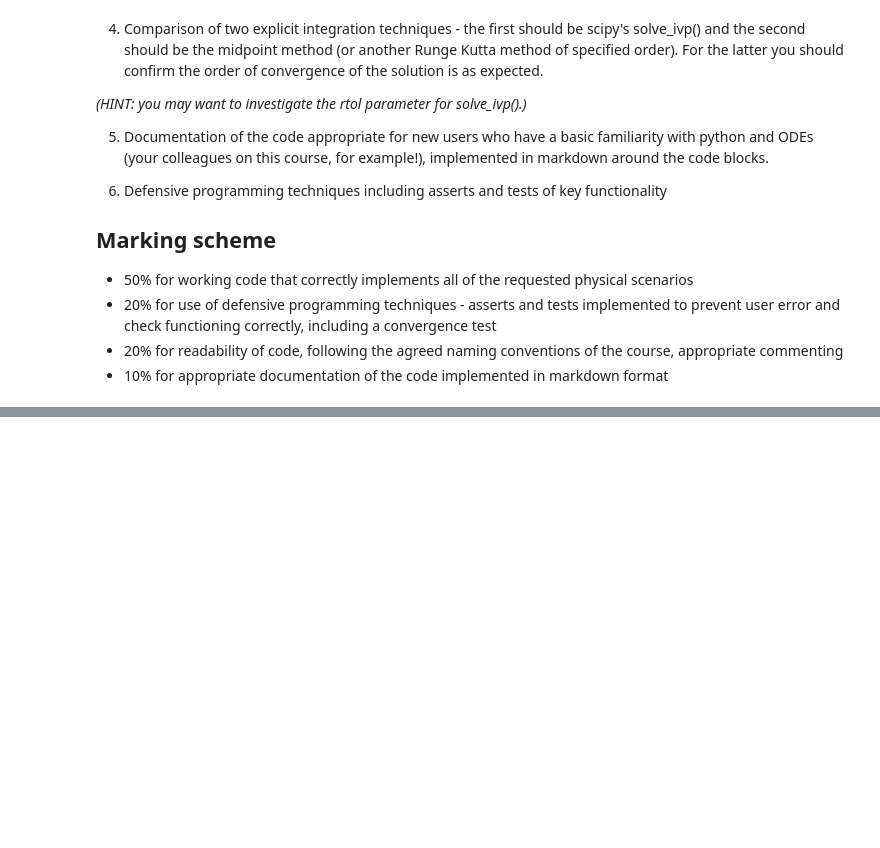
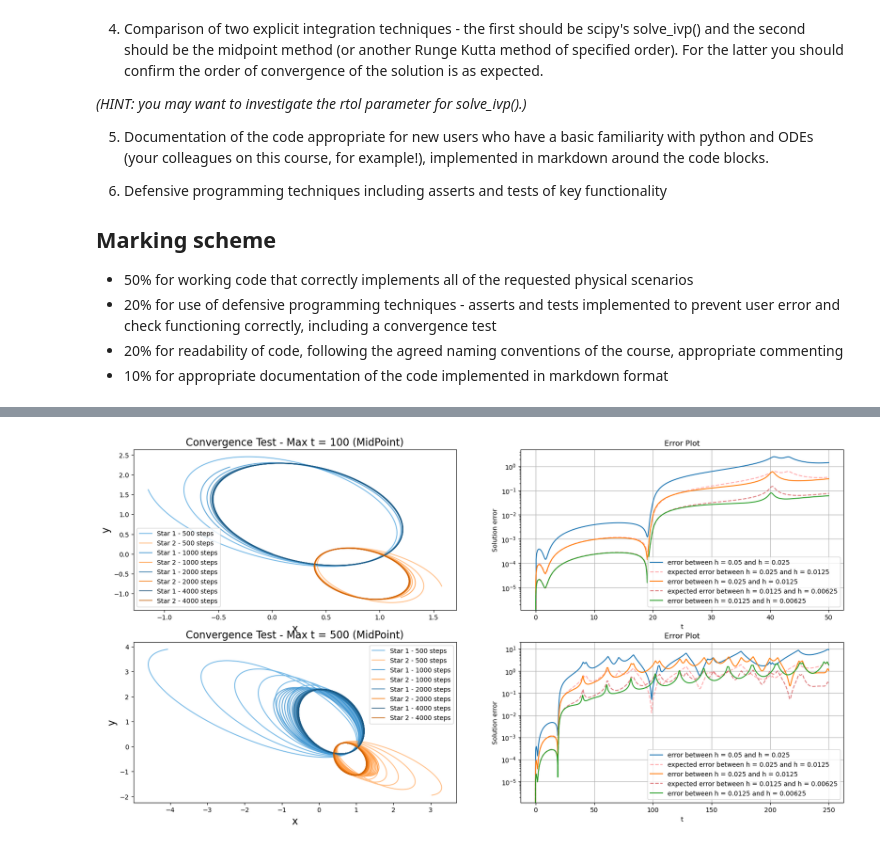
Before and after one commit to Vileh/QMUL-Data-Analytics-Courseworks, a Jupyter notebook: SciComp_1/Coursework1_Trisolaris.ipynb, the cells around one changed output, grey strips where cells are left out. Cells and saved outputs as stored; diff of their text form; code cells hidden in the pictures; blank space fills up the shorter version.

```diff
--- a/SciComp_1/Coursework1_Trisolaris.ipynb
+++ b/SciComp_1/Coursework1_Trisolaris.ipynb
@@ -506,0 +695,91 @@ tbp_stellar_system.plot_collision_coordinates(ax)
+# %%
+# Test the integrator for the midpoint method - error should decrease
+# by factor of 4 as it is second order
+order = 2.0 ** 2.0
+
+first_star = Star(name='First', mass=0.25, starting_position=np.array([0,0]), starting_velocity=np.array([-0.5,0.5]))
+second_star = Star(name='Second', mass=0.50, starting_position=np.array([1,0]), starting_velocity=np.array([0.25,-0.25]))
+
+two_body_system = StellarSystem(integration_method='MidPoint', name='Convergence Test - Max t = 100', max_time=100)
+two_body_system_2 = StellarSystem(integration_method='MidPoint', name='Convergence Test - Max t = 500', max_time=100)
+
+two_body_system.add_star(first_star)
+two_body_system.add_star(second_star)
+two_body_system_2.add_star(first_star)
+two_body_system_2.add_star(second_star)
+
+fig, ax = plt.subplots(2, 2, figsize=(20,10))
+
+N_steps_vector = [500, 1000, 2000, 4000]
+colors = [
+    ["#419ede", "#ffa85b"],  # Light Blue and its complementary Orange
+    ["#2385ca", "#ff8d28"],  # Medium Blue and its complementary Orange
+    ["#1b699e", "#f47200"],
+    ["#144c73", "#c15a00"]  # Dark Blue and its complementary Orange
+]
+
+for isteps, N_steps in enumerate(N_steps_vector) :
+
+    two_body_system.max_time = 50
+    two_body_system_2.max_time = 250
+    two_body_system.N_time_steps = N_steps
+    two_body_system_2.N_time_steps = N_steps * 5
+    two_body_system.colors = colors[isteps]
+    two_body_system_2.colors = colors[isteps]
+    two_body_system.calculate_movement()
+    two_body_system_2.calculate_movement()
+    first_star.name = f"Star 1 - {N_steps} steps"
+    second_star.name = f"Star 2 - {N_steps} steps"
+    h = two_body_system.delta_t
+    h = two_body_system_2.delta_t
+
+    two_body_system.plot_movement(ax[0, 0])
+    two_body_system_2.plot_movement(ax[1, 0])
+
+    if isteps > 0 :
+        # Need to take every other entry for the finer resolution so the
+        # size of the vectors match
+
+        norms = np.array([])
+        norms_2 = np.array([])
+        for i in range(0, old_solution.shape[1]):
+            diff = sum([np.linalg.norm(two_body_system.y_solution[[star_index*4, star_index*4 + 1], 2*i] - old_solution[[star_index*4, star_index*4 + 1], i], axis=0) for star_index in range(0, 2)])
+            norms = np.append(norms,diff)
+
+        for i in range(0, old_solution_2.shape[1]):
+            diff_2 = sum([np.linalg.norm(two_body_system_2.y_solution[[star_index*4, star_index*4 + 1], 2*i] - old_solution_2[[star_index*4, star_index*4 + 1], i], axis=0) for star_index in range(0, 2)])
+            norms_2 = np.append(norms_2,diff_2)
+
+        ax[0, 1].plot(two_body_system.t_solution[::2], norms,
+                    label="error between h = " + str(h) + " and h = " + str(h/2))
+
+        ax[1, 1].plot(two_body_system_2.t_solution[::2], norms_2,
+                    label="error between h = " + str(h) + " and h = " + str(h/2))
+
+        if isteps == 1 :
+            ax[0, 1].plot(two_body_system.t_solution[::2], norms / order, '--',
+                    label="expected error between h = " + str(h/2) + " and h = " + str(h/4), color='#ff5b60', alpha=0.5)
+            ax[1, 1].plot(two_body_system_2.t_solution[::2], norms_2 / order, '--',
+                    label="expected error between h = " + str(h/2) + " and h = " + str(h/4), color='#ff5b60', alpha=0.5)
+        if isteps == 2 :
+            ax[0, 1].plot(two_body_system.t_solution[::2], norms / order, '--',
+                    label="expected error between h = " + str(h/2) + " and h = " + str(h/4), color='#c10006', alpha=0.5)
+            ax[1, 1].plot(two_body_system_2.t_solution[::2], norms_2 / order, '--',
+                    label="expected error between h = " + str(h/2) + " and h = " + str(h/4), color='#c10006', alpha=0.5)
+    old_solution = two_body_system.y_solution
+    old_solution_2 = two_body_system_2.y_solution
+
+ax[0,1].grid()
+ax[1,1].grid()
+ax[0,1].legend()
+ax[1,1].legend()
+ax[0,1].set_ylabel("Solution error")
+ax[1,1].set_ylabel("Solution error")
+ax[0,1].set_title("Error Plot")
+ax[1,1].set_title("Error Plot")
+ax[0,1].set_yscale("log")
+ax[1,1].set_yscale("log")
+ax[0,1].set_xlabel("t")
+ax[1,1].set_xlabel("t");
+# %% [output]
+[figure, added]
```
Also changed, not shown: parts of 47 cells of this notebook.
